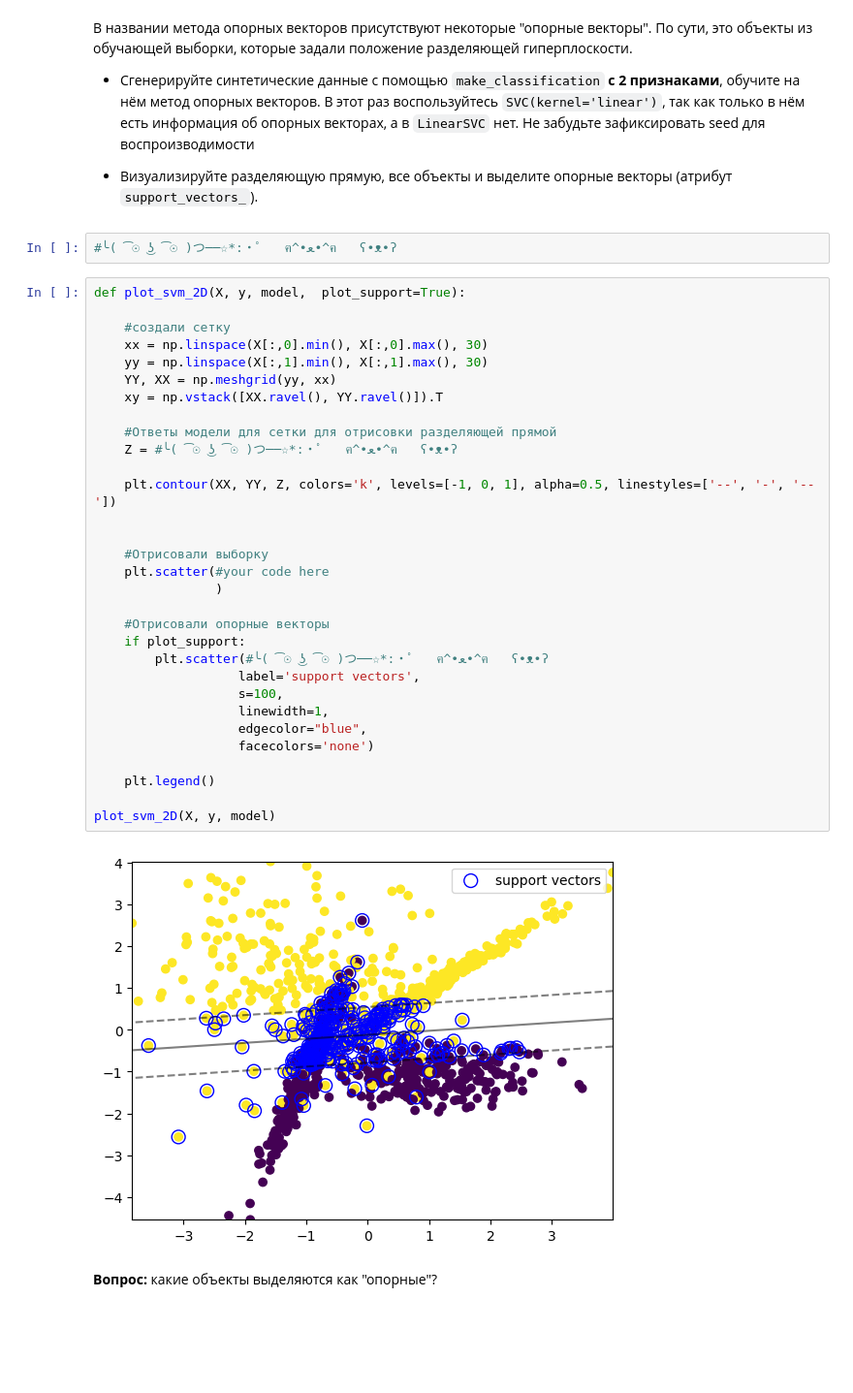
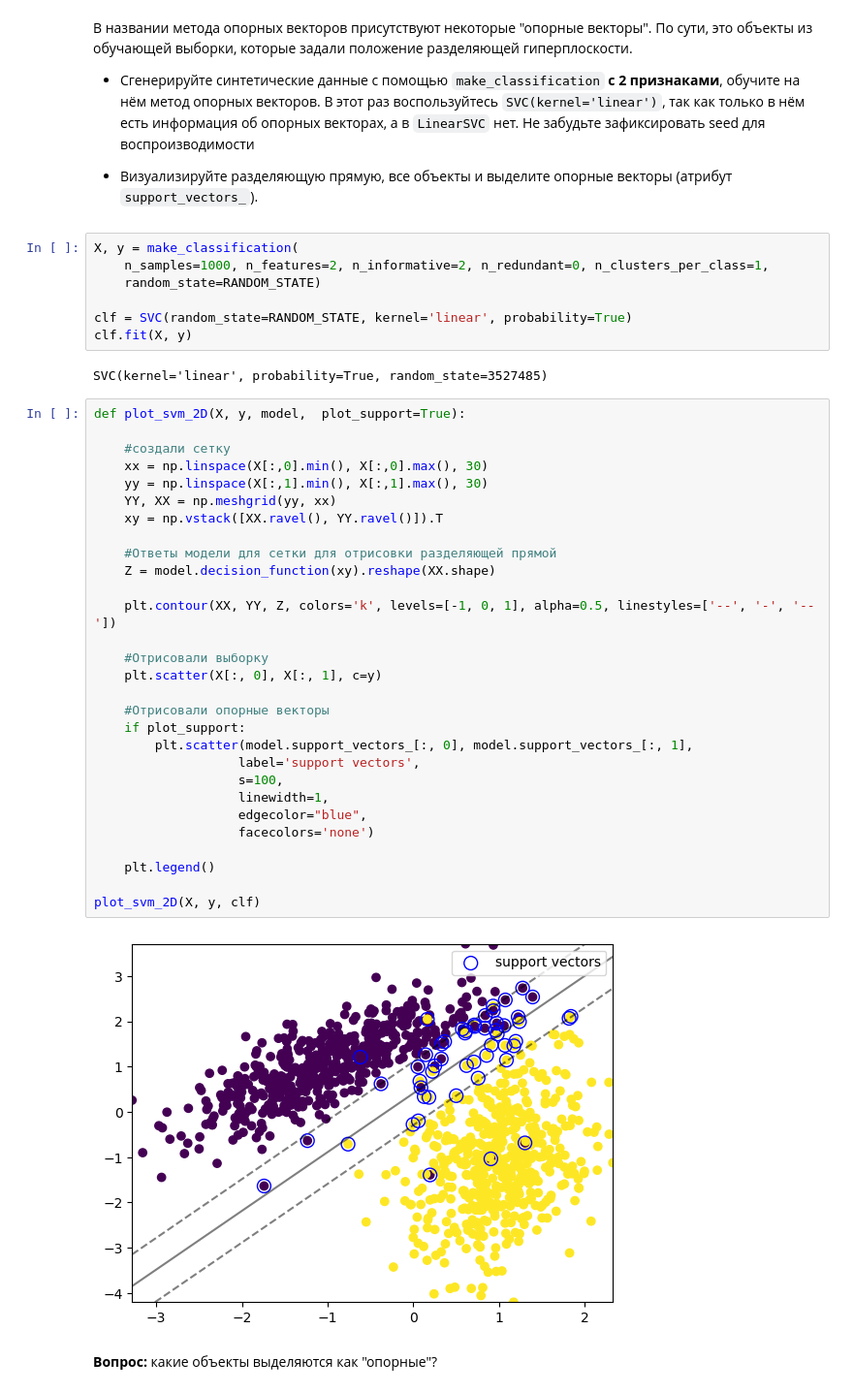
Before and after one commit to MrRozum/mai_ml_lab05_linear_classifiers, a Jupyter notebook: ML_MAI_&_SBER_Linear_classification_LAB_5.ipynb, the cells around one changed output. Shown at 97% size. Saved outputs shown, nothing was run; the diff lists cells and outputs as text; blank space fills up the shorter version.

```diff
--- a/ML_MAI_&_SBER_Linear_classification_LAB_5.ipynb
+++ b/ML_MAI_&_SBER_Linear_classification_LAB_5.ipynb
@@ -270,40 +269,45 @@ df_metrics
 * Сгенерируйте синтетические данные с помощью `make_classification` __с 2 признаками__, обучите на нём метод опорных векторов. В этот раз воспользуйтесь `SVC(kernel='linear')`, так как только в нём есть информация об опорных векторах, а в `LinearSVC` нет. Не забудьте зафиксировать seed для воспроизводимости
 
 * Визуализируйте разделяющую прямую, все объекты и выделите опорные векторы (атрибут `support_vectors_`).
-# %%
-#╰( ͡☉ ͜ʖ ͡☉ )つ──☆*:・ﾟ   ฅ^•ﻌ•^ฅ   ʕ•ᴥ•ʔ
+# %%
+X, y = make_classification(
+    n_samples=1000, n_features=2, n_informative=2, n_redundant=0, n_clusters_per_class=1,
+    random_state=RANDOM_STATE)
+
+clf = SVC(random_state=RANDOM_STATE, kernel='linear', probability=True)
+clf.fit(X, y)
+# %% [output]
+SVC(kernel='linear', probability=True, random_state=3527485)
 # %%
 def plot_svm_2D(X, y, model,  plot_support=True):
 
     #создали сетку
     xx = np.linspace(X[:,0].min(), X[:,0].max(), 30)
     yy = np.linspace(X[:,1].min(), X[:,1].max(), 30)
     YY, XX = np.meshgrid(yy, xx)
     xy = np.vstack([XX.ravel(), YY.ravel()]).T
 
     #Ответы модели для сетки для отрисовки разделяющей прямой
-    Z = #╰( ͡☉ ͜ʖ ͡☉ )つ──☆*:・ﾟ   ฅ^•ﻌ•^ฅ   ʕ•ᴥ•ʔ
+    Z = model.decision_function(xy).reshape(XX.shape)
 
     plt.contour(XX, YY, Z, colors='k', levels=[-1, 0, 1], alpha=0.5, linestyles=['--', '-', '--'])
 
-
     #Отрисовали выборку
-    plt.scatter(#your code here
-                )
+    plt.scatter(X[:, 0], X[:, 1], c=y)
 
     #Отрисовали опорные векторы
     if plot_support:
-        plt.scatter(#╰( ͡☉ ͜ʖ ͡☉ )つ──☆*:・ﾟ   ฅ^•ﻌ•^ฅ   ʕ•ᴥ•ʔ
+        plt.scatter(model.support_vectors_[:, 0], model.support_vectors_[:, 1],
                    label='support vectors',
                    s=100,
                    linewidth=1,
                    edgecolor="blue",
                    facecolors='none')
 
     plt.legend()
 
-plot_svm_2D(X, y, model)
+plot_svm_2D(X, y, clf)
 # %% [output]
-[figure, old version]
+[figure, new version]
 # %% [markdown]
 **Вопрос:** какие объекты выделяются как "опорные"?
```
Also changed, not shown: parts of 24 cells of this notebook.
